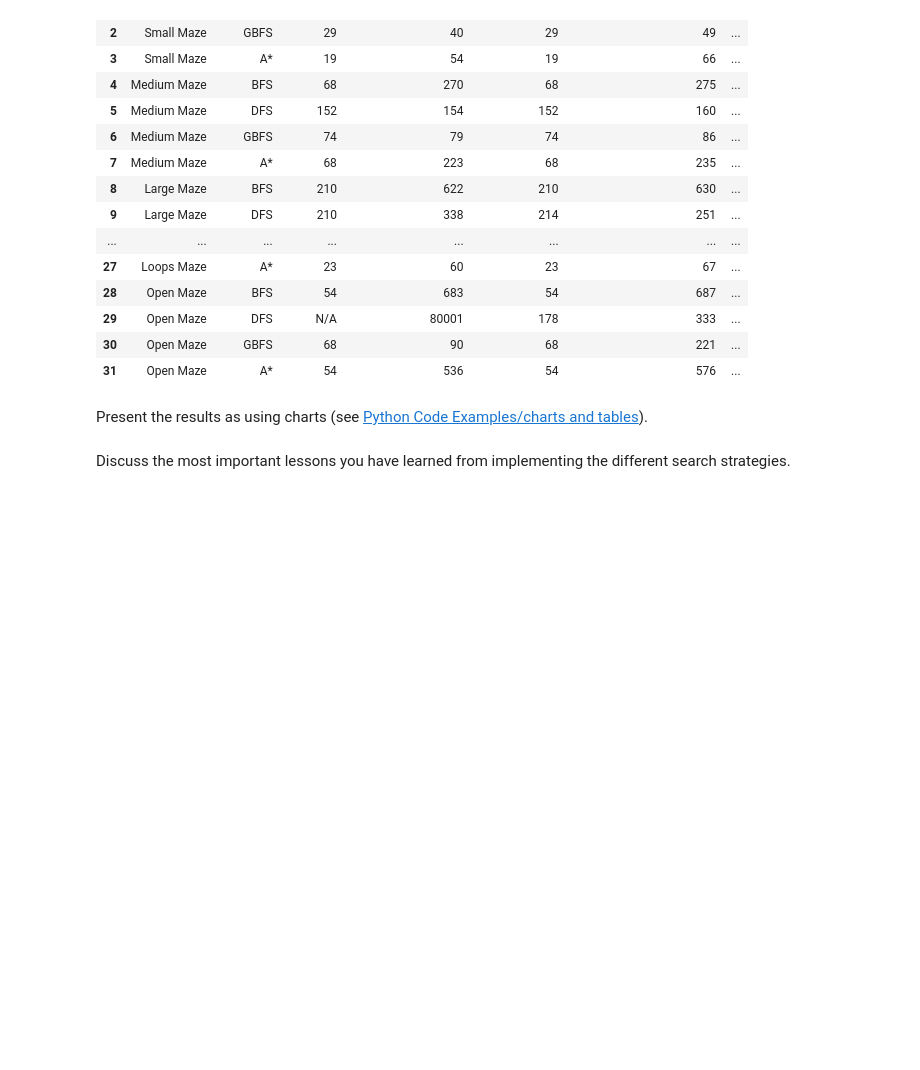
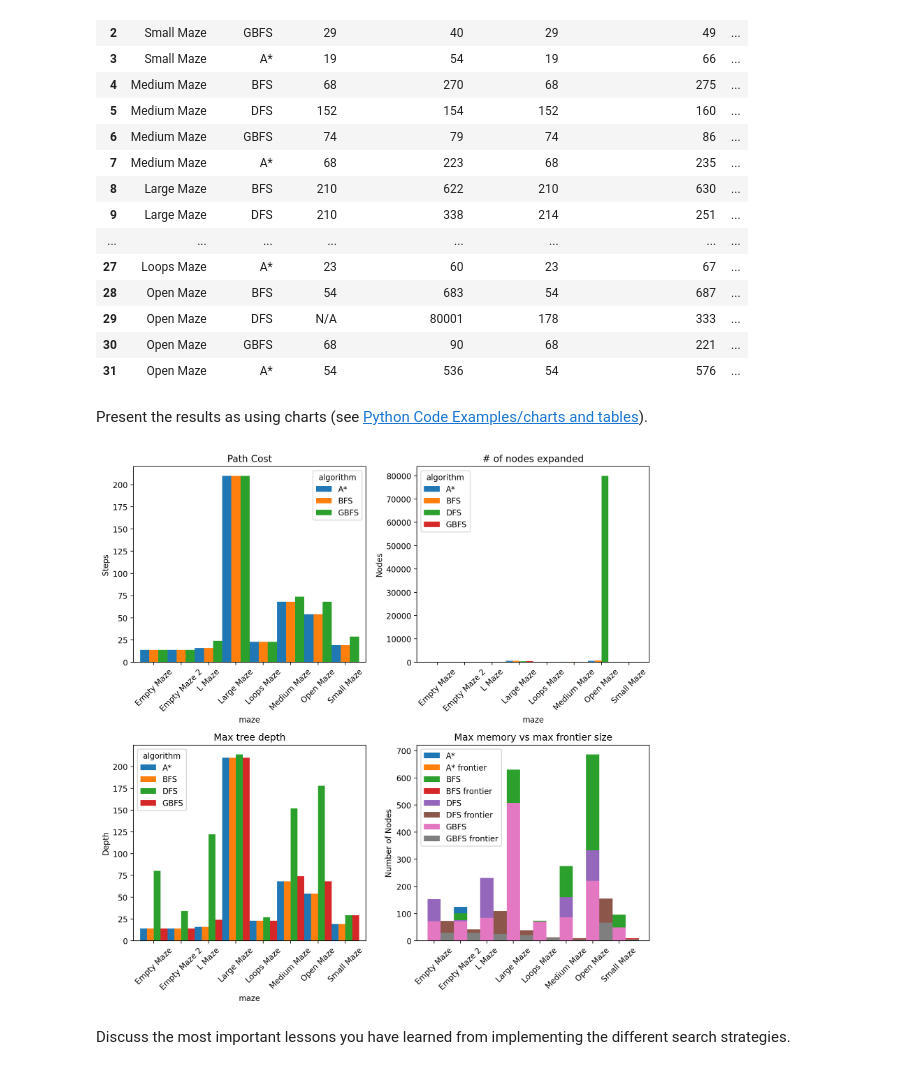
Before and after one commit to Jonestg26/Assignment1, a Jupyter notebook: Search/Maze.ipynb, the cells around one changed output. Cells and saved outputs as stored; diff of their text form; code cells hidden in the pictures; blank space fills up the shorter version.

```diff
--- a/Search/Maze.ipynb
+++ b/Search/Maze.ipynb
@@ -644,3 +642,44 @@ Present the results as using charts (see [Python Code Examples/charts and tables
+# %%
+import matplotlib.pyplot as plt
+
+fig, axes = plt.subplots(2, 2, figsize=(10, 10))
+
+#Path Cost bar chart
+df.pivot(index="maze", columns="algorithm", values="path cost").plot(kind="bar", ax=axes[0,0], width=1)
+axes[0,0].set_title('Path Cost')
+axes[0,0].set_ylabel('Steps')
+axes[0,0].tick_params(axis='x', rotation=45)
+
+# num of nodes expanded bar chart
+df.pivot(index="maze", columns="algorithm", values="# of nodes expanded").plot(kind="bar", ax=axes[0,1], width=1)
+axes[0,1].set_title('# of nodes expanded')
+axes[0,1].set_ylabel('Nodes')
+axes[0,1].tick_params(axis='x', rotation=45)
+
+#Max tree depth bar chart
+df.pivot(index="maze", columns="algorithm", values="max tree depth").plot(kind="bar", ax=axes[1,0], width=1)
+axes[1,0].set_title("Max tree depth")
+axes[1,0].set_ylabel("Depth")
+axes[1,0].tick_params(axis='x', rotation=45)
+
+memory_df = df.pivot(index="maze", columns="algorithm", values="max # of nodes in memory")
+frontier_df = df.pivot(index="maze", columns="algorithm", values="max frontier size")
+x = range(len(memory_df.index))
+width = 0.5
+
+for i, alg in enumerate(memory_df.columns):
+  axes[1,1].bar(x, memory_df[alg], width=width, label=alg)
+  axes[1,1].bar([x + width for x in x], frontier_df[alg], width=width, label=f"{alg} frontier")
+axes[1,1].set_title("Max memory vs max frontier size")
+axes[1,1].set_ylabel("Number of Nodes")
+axes[1,1].set_xticks(x)
+axes[1,1].set_xticklabels(memory_df.index, rotation=45)
+axes[1,1].legend()
+
+plt.tight_layout()
+plt.show()
+# %% [output]
+[figure, added]
 # %% [markdown]
 Discuss the most important lessons you have learned from implementing the different search strategies.
 # %%
```
Also changed, not shown: parts of 3 cells of this notebook.
